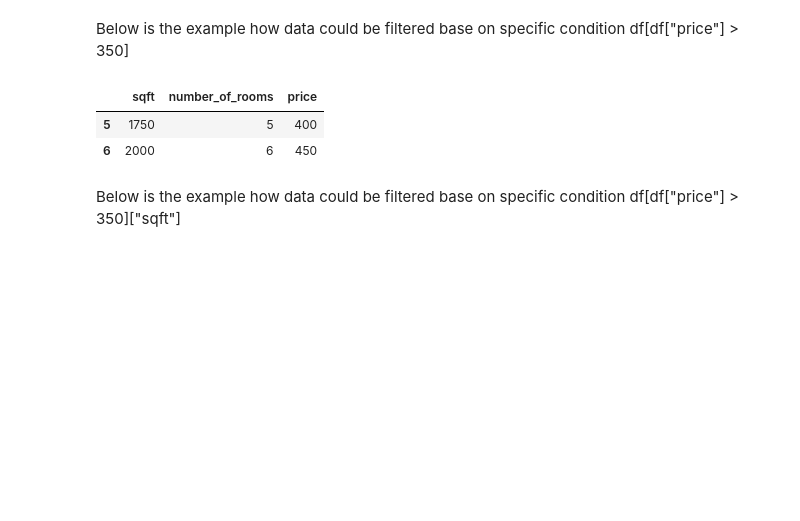
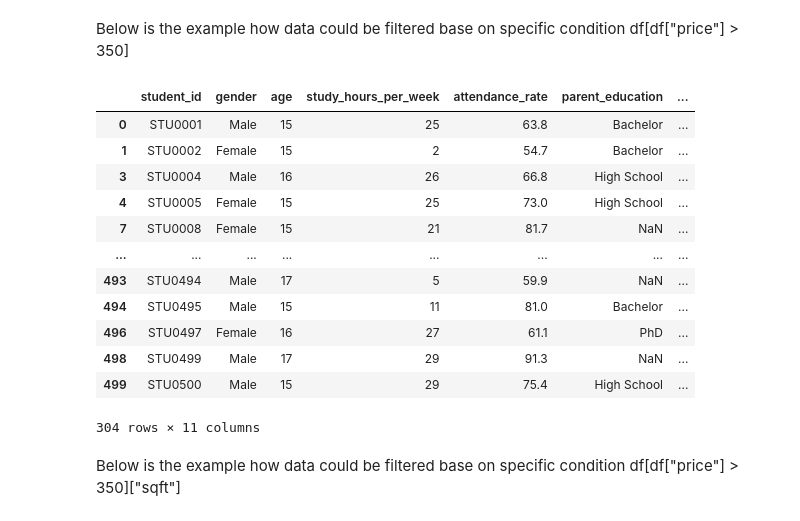
Before and after one commit to pravin02/machine-learning, a Jupyter notebook: data-processing/data-processing.ipynb, the cells around one changed output. Cells and saved outputs as stored; diff of their text form; code cells hidden in the pictures; blank space fills up the shorter version.

Commit message:
data frames on student_performance

```diff
--- a/data-processing/data-processing.ipynb
+++ b/data-processing/data-processing.ipynb
@@ -4,7 +4,7 @@ This Program demonstrates how panda library could be used to read different file
 import pandas as pd
 
 try:
-    df = pd.read_csv("../dataset/sample.csv")
+    df = pd.read_csv("../dataset/student_performance.csv")
 except Exception as e:
     print(f"Exception: {e}")
 
@@ -55,11 +69,21 @@ df[["price", "number_of_rooms"]]
 Below is the example how data could be filtered base on specific condition
 df[df["price"] > 350]
 # %%
-df[df["price"] > 350]
+df[df["age"] < 18]
 # %% [output]
-|  | sqft | number_of_rooms | price |
-| 5 | 1750 | 5 | 400 |
-| 6 | 2000 | 6 | 450 |
+|  | student_id | gender | age | study_hours_per_week | attendance_rate | parent_education | ... |
+| 0 | STU0001 | Male | 15 | 25 | 63.8 | Bachelor | ... |
+| 1 | STU0002 | Female | 15 | 2 | 54.7 | Bachelor | ... |
+| 3 | STU0004 | Male | 16 | 26 | 66.8 | High School | ... |
+| 4 | STU0005 | Female | 15 | 25 | 73.0 | High School | ... |
+| 7 | STU0008 | Female | 15 | 21 | 81.7 | NaN | ... |
+| ... | ... | ... | ... | ... | ... | ... | ... |
+| 493 | STU0494 | Male | 17 | 5 | 59.9 | NaN | ... |
+| 494 | STU0495 | Male | 15 | 11 | 81.0 | Bachelor | ... |
+| 496 | STU0497 | Female | 16 | 27 | 61.1 | PhD | ... |
+| 498 | STU0499 | Male | 17 | 29 | 91.3 | NaN | ... |
+| 499 | STU0500 | Male | 15 | 29 | 75.4 | High School | ... |
+304 rows × 11 columns
 # %% [markdown]
 Below is the example how data could be filtered base on specific condition
 df[df["price"] > 350]["sqft"]
```
Also changed, not shown: parts of 12 cells of this notebook.
